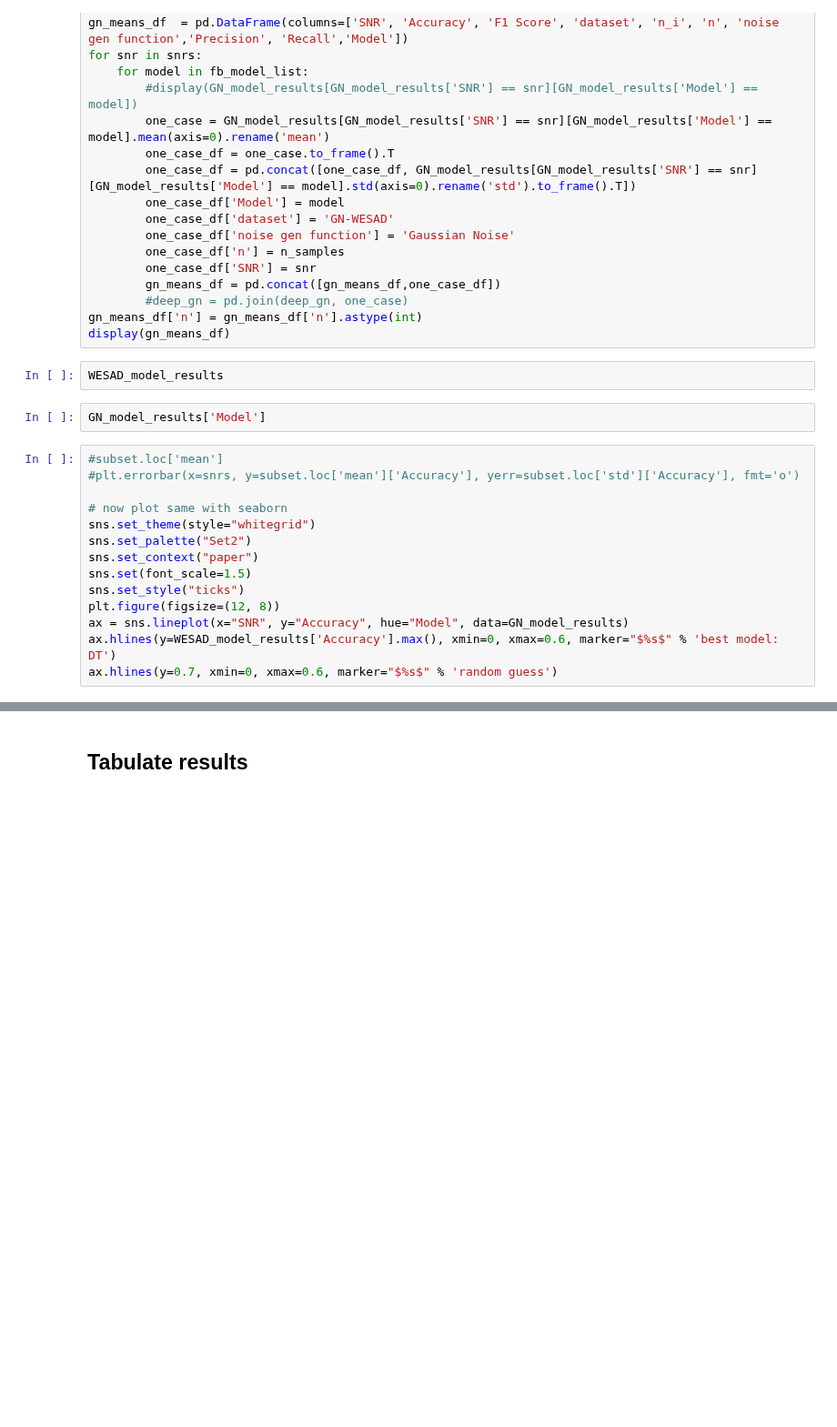
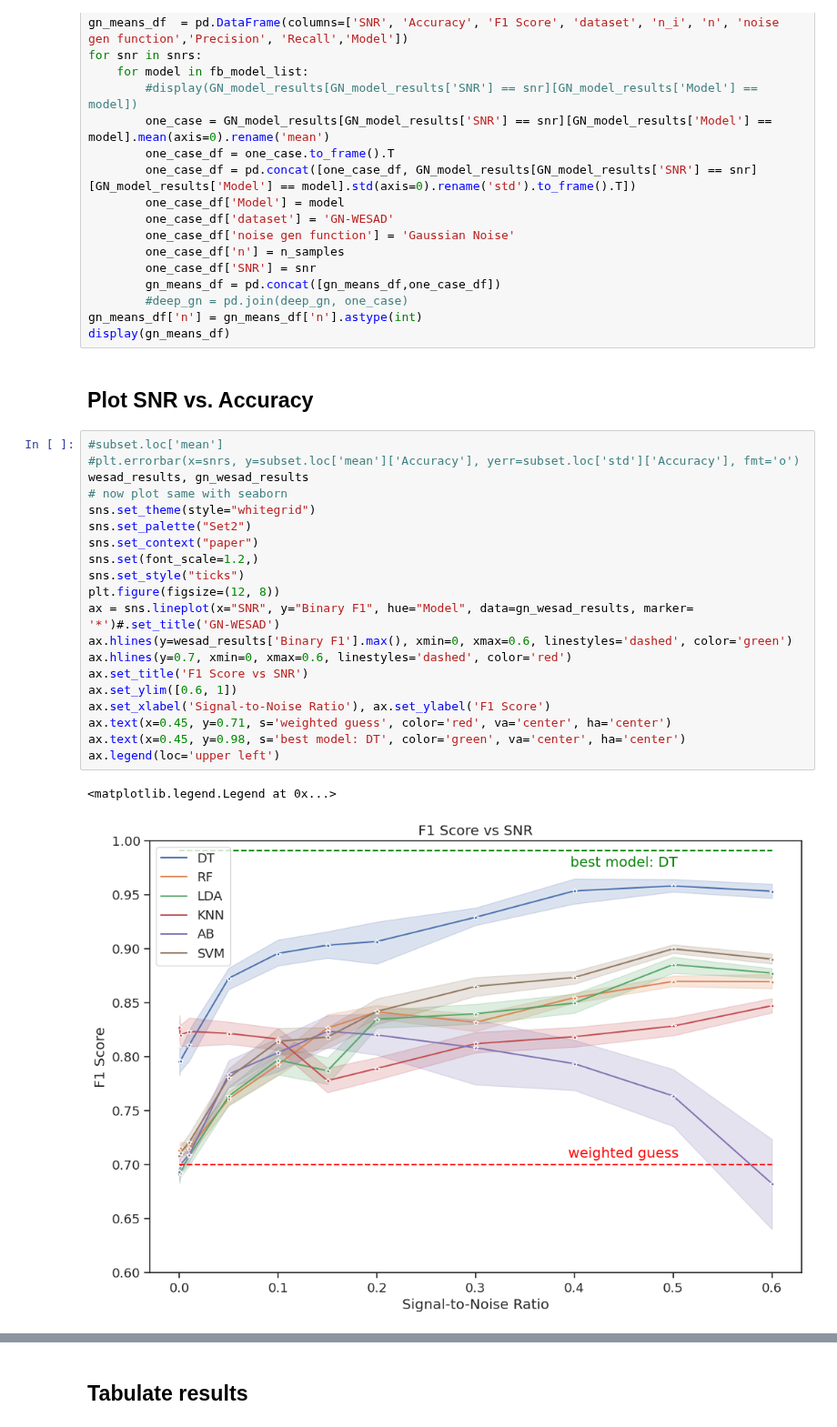
Before and after one commit to AbdulAlkurdi/anxietyFB, a Jupyter notebook: Study2.ipynb, the cells around one changed output, grey strips where cells are left out. Shown at 91% size. Drawn from its saved outputs; the diff is of its cells as text; blank space fills up the shorter version.

```diff
--- a/Study2.ipynb
+++ b/Study2.ipynb
@@ -1005,21 +862,28 @@ for snr in snrs:
         #deep_gn = pd.join(deep_gn, one_case)
 gn_means_df['n'] = gn_means_df['n'].astype(int)
 display(gn_means_df)
-# %%
-WESAD_model_results
-# %%
-GN_model_results['Model']
+# %% [markdown]
+## Plot SNR vs. Accuracy
 # %%
 #subset.loc['mean']
 #plt.errorbar(x=snrs, y=subset.loc['mean']['Accuracy'], yerr=subset.loc['std']['Accuracy'], fmt='o')
-
+wesad_results, gn_wesad_results
 # now plot same with seaborn
 sns.set_theme(style="whitegrid")
 sns.set_palette("Set2")
 sns.set_context("paper")
-sns.set(font_scale=1.5)
+sns.set(font_scale=1.2,)
 sns.set_style("ticks")
 plt.figure(figsize=(12, 8))
-ax = sns.lineplot(x="SNR", y="Accuracy", hue="Model", data=GN_model_results)
-ax.hlines(y=WESAD_model_results['Accuracy'].max(), xmin=0, xmax=0.6, marker="$%s$" % 'best model: DT')
-ax.hlines(y=0.7, xmin=0, xmax=0.6, marker="$%s$" % 'random guess')
+ax = sns.lineplot(x="SNR", y="Binary F1", hue="Model", data=gn_wesad_results, marker= '*')#.set_title('GN-WESAD')
+ax.hlines(y=wesad_results['Binary F1'].max(), xmin=0, xmax=0.6, linestyles='dashed', color='green')
+ax.hlines(y=0.7, xmin=0, xmax=0.6, linestyles='dashed', color='red')
+ax.set_title('F1 Score vs SNR')
+ax.set_ylim([0.6, 1])
+ax.set_xlabel('Signal-to-Noise Ratio'), ax.set_ylabel('F1 Score')
+ax.text(x=0.45, y=0.71, s='weighted guess', color='red', va='center', ha='center')
+ax.text(x=0.45, y=0.98, s='best model: DT', color='green', va='center', ha='center')
+ax.legend(loc='upper left')
+# %% [output]
+<matplotlib.legend.Legend at 0x...>
+[figure, added]
```
Also changed, not shown: parts of 33 cells of this notebook, 5 other files.
